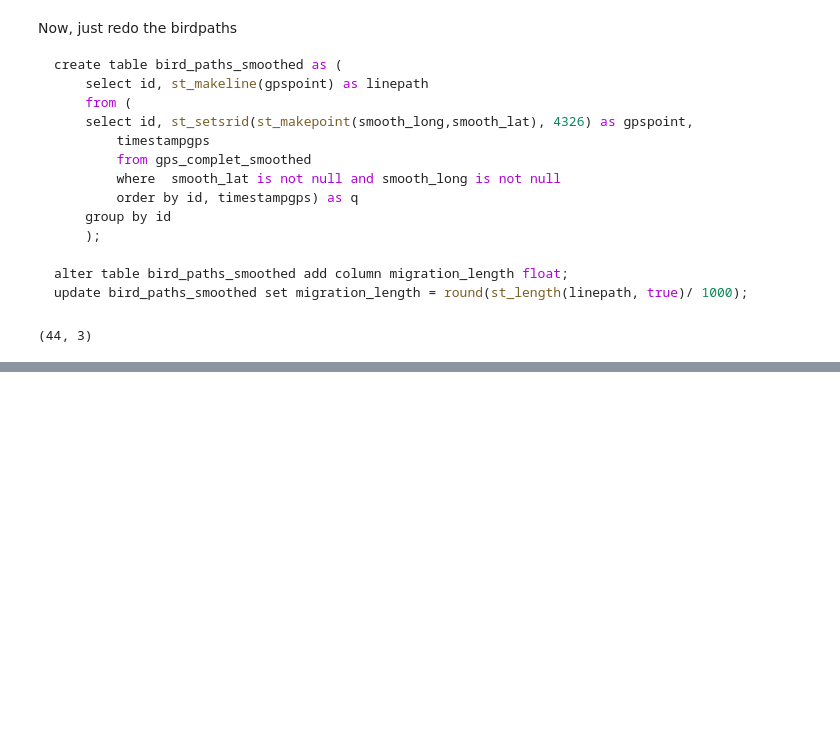
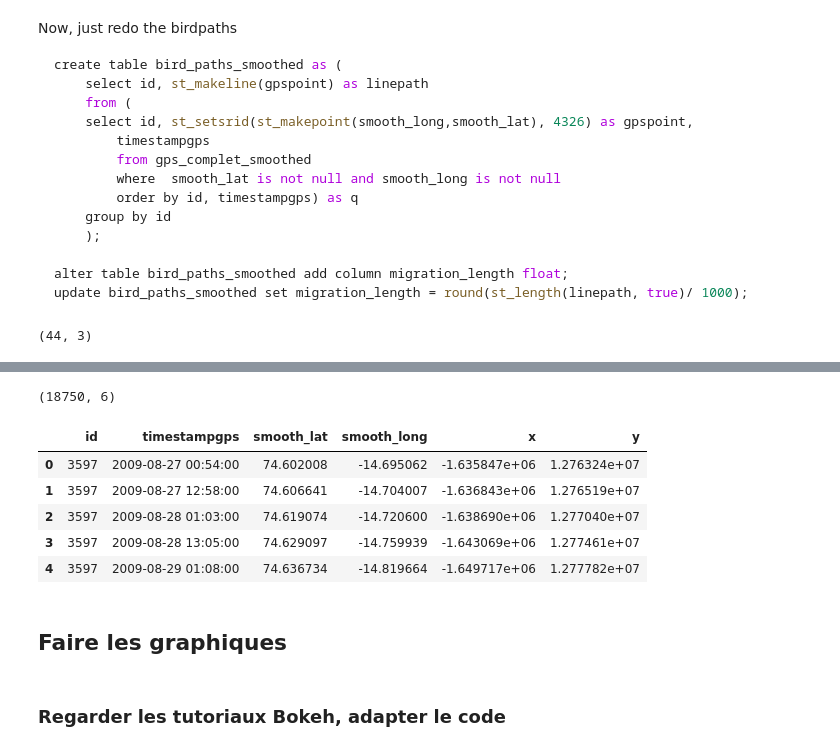
Before and after one commit to cplumejeaud/M2_python, a Jupyter notebook: notebooks/12_arctox_full.ipynb, the cells around one changed output, grey strips where cells are left out. Saved outputs shown, nothing was run; the diff lists cells and outputs as text; code cells hidden in the pictures; blank space fills up the shorter version.

```diff
--- a/notebooks/12_arctox_full.ipynb
+++ b/notebooks/12_arctox_full.ipynb
@@ -342,0 +583,28 @@ print(data.shape) #44, 3
+# %%
+def get_arctox_gps_data():
+    connection = create_engine('postgresql://postgres:postgres@localhost:5432/savoie')
+    ORM_conn = connection.connect()
+    query = """ SELECT id, timestampgps, smooth_lat, smooth_long, st_x(point3857) as x, st_y(point3857) as y
+    from (
+	    select *,
+	    st_transform(st_setsrid(st_makepoint(smooth_long, smooth_lat), 4326), 3857) as point3857
+	    from arctic.gps_complet_smoothed) as q"""
+    gps = sql.read_sql_query(text(query), ORM_conn)
+    ORM_conn.close()
+    return gps
+
+test2 = get_arctox_gps_data()
+print(test2.shape) #(18750, 3)
+test2.head()
+# %% [output]
+(18750, 6)
+|  | id | timestampgps | smooth_lat | smooth_long | x | y |
+| 0 | 3597 | 2009-08-27 00:54:00 | 74.602008 | -14.695062 | -1.635847e+06 | 1.276324e+07 |
+| 1 | 3597 | 2009-08-27 12:58:00 | 74.606641 | -14.704007 | -1.636843e+06 | 1.276519e+07 |
+| 2 | 3597 | 2009-08-28 01:03:00 | 74.619074 | -14.720600 | -1.638690e+06 | 1.277040e+07 |
+| 3 | 3597 | 2009-08-28 13:05:00 | 74.629097 | -14.759939 | -1.643069e+06 | 1.277461e+07 |
+| 4 | 3597 | 2009-08-29 01:08:00 | 74.636734 | -14.819664 | -1.649717e+06 | 1.277782e+07 |
+# %% [markdown]
+## Faire les graphiques
+# %% [markdown]
+### Regarder les tutoriaux Bokeh, adapter le code
```
Also changed, not shown: parts of 41 cells of this notebook.
